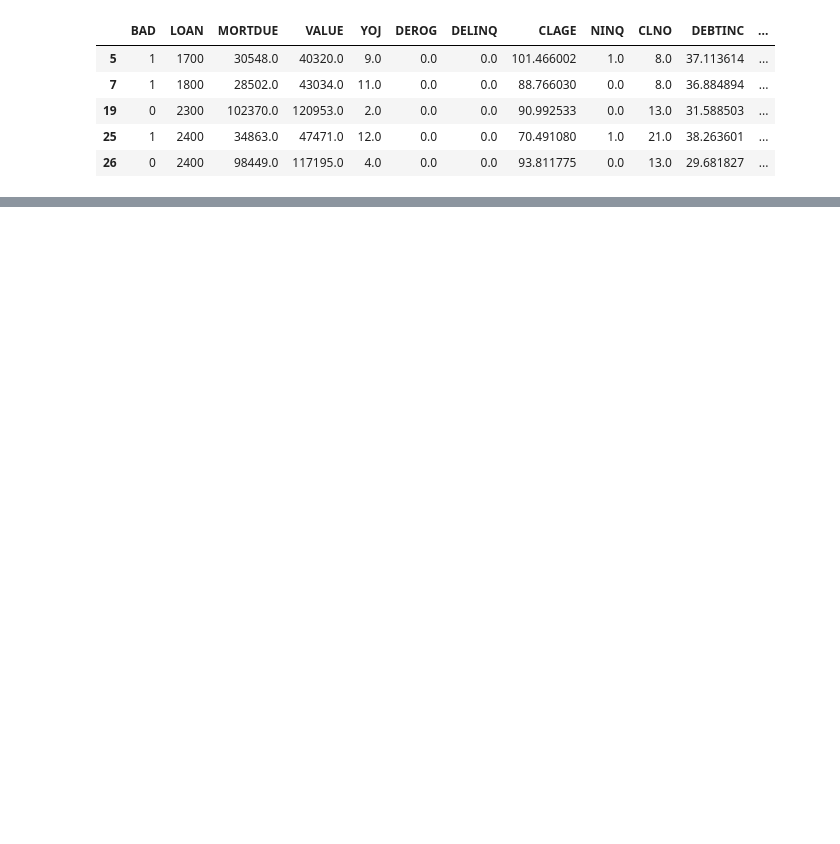
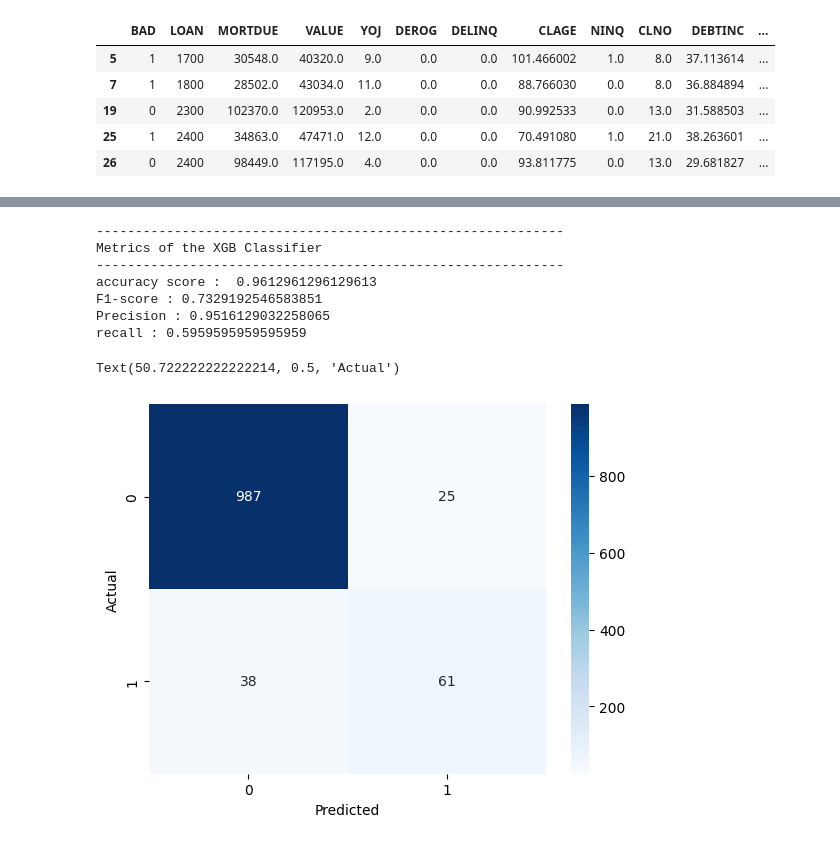
Before and after one commit to Yae-sine/AI_PLayground, a Jupyter notebook: ML/Credit_Scoring/notebooks/notebook.ipynb, the cells around one changed output, grey strips where cells are left out. Drawn from its saved outputs; the diff is of its cells as text; code cells hidden in the pictures; blank space fills up the shorter version.

```diff
--- a/ML/Credit_Scoring/notebooks/notebook.ipynb
+++ b/ML/Credit_Scoring/notebooks/notebook.ipynb
@@ -157,0 +209,37 @@ print(X.head())
+# %%
+xgboost = XGBClassifier()
+
+xgboost.fit(X_train , y_train)
+y_predicted_xg = xgboost.predict(X_test)
+
+print("-"*60)
+print("Metrics of the XGB Classifier")
+print("-"*60)
+
+accuracy_xg = metrics.accuracy_score(y_test ,y_predicted_xg)
+print("accuracy score : ",accuracy_xg)
+
+f1_score_xg = metrics.f1_score(y_test, y_predicted_xg )
+print("F1-score :" , f1_score_xg)
+
+precision_xg = metrics.precision_score(y_test , y_predicted_xg  )
+print("Precision :" , precision_xg)
+
+recall_xg = metrics.recall_score(y_test , y_predicted_xg)
+print("recall :" , recall_xg)
+
+confusion_matrix_xg = metrics.confusion_matrix(y_test , y_predicted_xg)
+
+sns.heatmap(confusion_matrix ,annot= True  , fmt='d' ,  cmap = 'Blues' )
+plt.xlabel("Predicted")
+plt.ylabel("Actual")
+# %% [output]
+------------------------------------------------------------
+Metrics of the XGB Classifier
+------------------------------------------------------------
+accuracy score :  0.9612961296129613
+F1-score : 0.7329192546583851
+Precision : 0.9516129032258065
+recall : 0.5959595959595959
+Text(50.722222222222214, 0.5, 'Actual')
+[figure, added]
```
Also changed, not shown: parts of 4 cells of this notebook.
